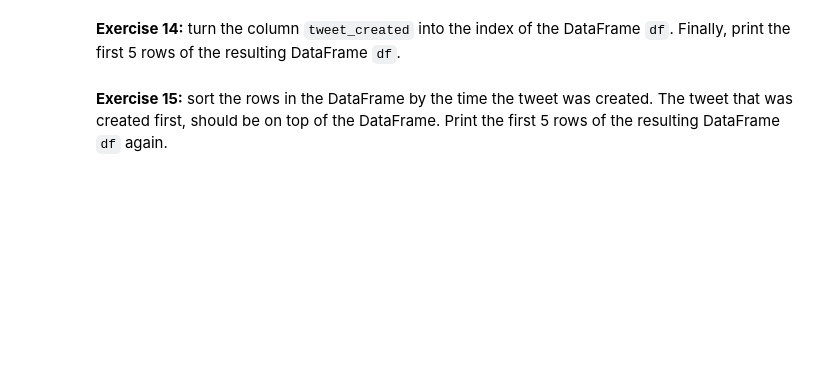
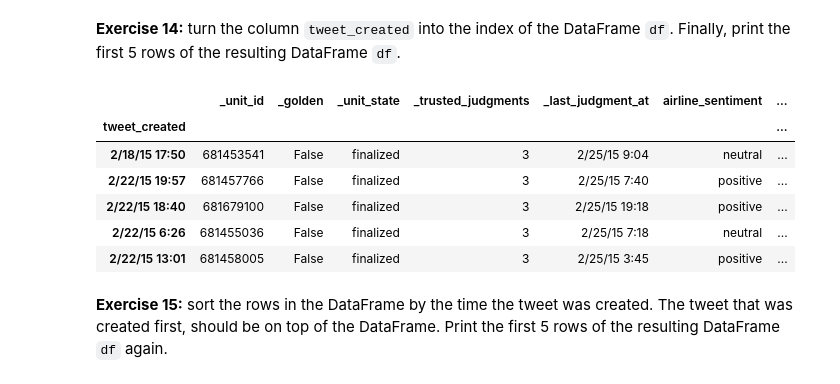
Before and after one commit to flip1998/DSM, a Jupyter notebook: DSM_assignment1M.ipynb, the cells around one changed output. Saved outputs shown, nothing was run; the diff lists cells and outputs as text; code cells hidden in the pictures; blank space fills up the shorter version.

```diff
--- a/DSM_assignment1M.ipynb
+++ b/DSM_assignment1M.ipynb
@@ -110,6 +110,7 @@ column_list = [column for column in df.columns]
 # %%
 print('The amount of dupiclates in the data are',len(df) - len(df.drop_duplicates()))
 df = df.drop_duplicates()
+df.reset_index(inplace=True, drop=True)
 # %% [output]
 The amount of dupiclates in the data are 54
 # %% [markdown]
@@ -119,0 +118,4 @@ The amount of dupiclates in the data are 54
+# %%
+print('The amount of discared values are',len(df)-len(df.dropna(subset=['airline_sentiment'])))
+df = df.dropna(subset=['airline_sentiment'])
+df.reset_index(inplace=True, drop=True)
@@ -122,2 +130,6 @@ The amount of dupiclates in the data are 54
 # %% [markdown]
 **Exercise 10:** the columns `text` contains the text of the tweets. Remove the lines from `df` with tweets containing less than 50 characters. Report the number of discarded tweets.
+# %%
+print('The amount of discarded rows:',len(df[df['text'].map(len) < 50]))
+df = df[df['text'].map(len) < 50]
+df.reset_index(inplace=True, drop=True)
@@ -130,4 +170,15 @@ The amount of dupiclates in the data are 54
 # %% [markdown]
 **Exercise 14:** turn the column `tweet_created` into the index of the DataFrame `df`. Finally, print the first 5 rows of the resulting DataFrame `df`.
+# %%
+df = df.set_index('tweet_created')
+df.head()
+# %% [output]
+|  | _unit_id | _golden | _unit_state | _trusted_judgments | _last_judgment_at | airline_sentiment | ... |
+| tweet_created |  |  |  |  |  |  | ... |
+| 2/18/15 17:50 | 681453541 | False | finalized | 3 | 2/25/15 9:04 | neutral | ... |
+| 2/22/15 19:57 | 681457766 | False | finalized | 3 | 2/25/15 7:40 | positive | ... |
+| 2/22/15 18:40 | 681679100 | False | finalized | 3 | 2/25/15 19:18 | positive | ... |
+| 2/22/15 6:26 | 681455036 | False | finalized | 3 | 2/25/15 7:18 | neutral | ... |
+| 2/22/15 13:01 | 681458005 | False | finalized | 3 | 2/25/15 3:45 | positive | ... |
 # %% [markdown]
 **Exercise 15:** sort the rows in the DataFrame by the time the tweet was created. The tweet that was created first, should be on top of the DataFrame. Print the first 5 rows of the resulting DataFrame `df` again.
```
Also changed, not shown: parts of 13 cells of this notebook.
